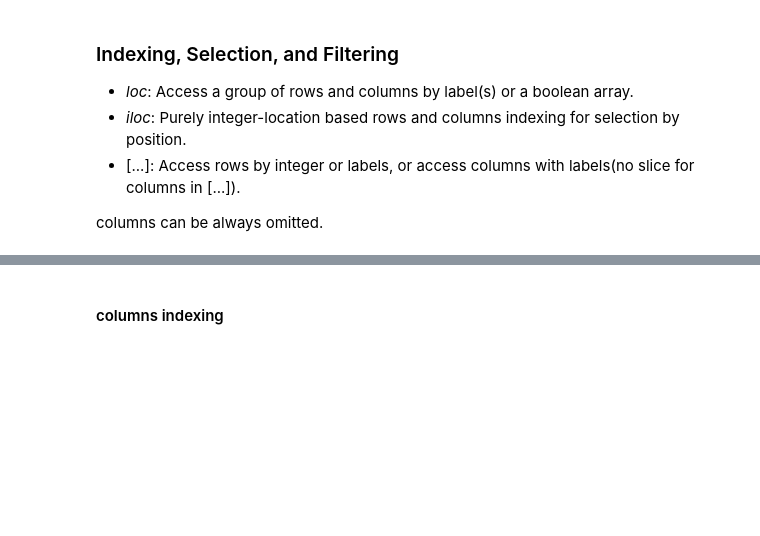
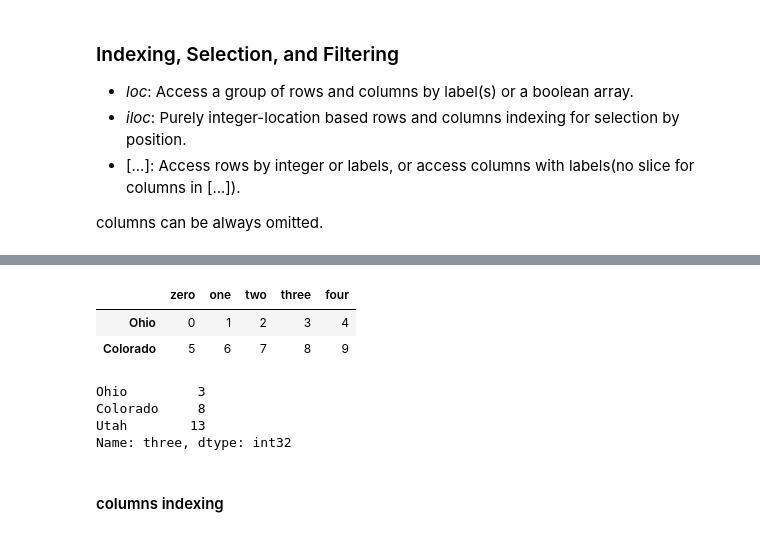
Before and after one commit to Rdm-Nico/BDTA, a Jupyter notebook: Essentials/3a_Pandas_basic.ipynb, the cells around one changed output, grey strips where cells are left out. Drawn from its saved outputs; the diff is of its cells as text; code cells hidden in the pictures; blank space fills up the shorter version.

```diff
--- a/Essentials/3a_Pandas_basic.ipynb
+++ b/Essentials/3a_Pandas_basic.ipynb
@@ -281,5 +550,16 @@ data[0:1]
+# %%
+data[:2] # con gli slicing fornisce le righe
+# %% [output]
+|  | zero | one | two | three | four |
+| Ohio | 0 | 1 | 2 | 3 | 4 |
+| Colorado | 5 | 6 | 7 | 8 | 9 |
 # %%
-data.loc['Ohio':'Colorado',"two"]
+data.loc['Ohio':'Utah',"three"]
+# %% [output]
+Ohio         3
+Colorado     8
+Utah        13
+Name: three, dtype: int32
 # %% [markdown]
 #### columns indexing
 # %%
```
Also changed, not shown: parts of 68 cells of this notebook.
